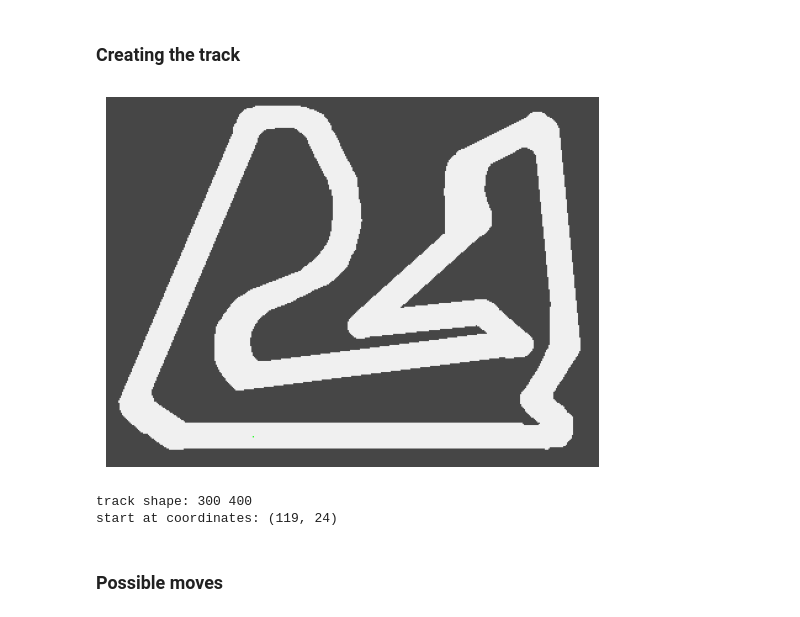
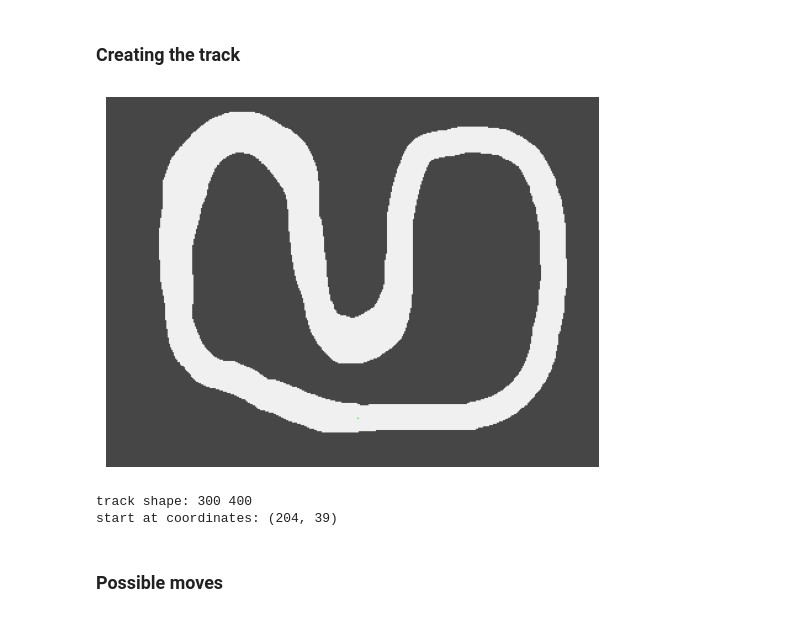
Before and after one commit to GeckSpy/EP-trajectory-optimisation, a Jupyter notebook: algo_gen/env_04.ipynb, the cells around one changed output. Saved outputs shown, nothing was run; the diff lists cells and outputs as text; code cells hidden in the pictures.

```diff
--- a/algo_gen/env_04.ipynb
+++ b/algo_gen/env_04.ipynb
@@ -190,34 +190,34 @@ class Track():
 # %% [markdown]
 ### Creating the track
 # %%
-path = "../tracks/03.png"
+path = "../tracks/02.png"
 
 from matplotlib.image import imread
 from PIL import Image
 
 def info_from_real_color(tab):
     x,y,z = tab[0], tab[1], tab[2]
     if x==0 and y==0 and z==0:
         return 1
     elif x==255 and y==255 and z==255:
         return START_CHAR
     else:
         return 0
 
 def create_track_info(path):
     img = Image.open(path)
     arr = np.array(img)
     return [[info_from_real_color(y) for y in x] for x in arr]
 
 track_info = create_track_info(path)
 track_1 = Track(track_info)
 track_1.plot()
 print("track shape:", track_1.height, track_1.width)
 print("start at coordinates:", track_1.start)
 # %% [output]
-[figure, old version]
+[figure, new version]
 track shape: 300 400
-start at coordinates: (119, 24)
+start at coordinates: (204, 39)
 # %% [markdown]
 ### Possible moves
 # %% [markdown]
```
Also changed, not shown: parts of 1 cell of this notebook.
